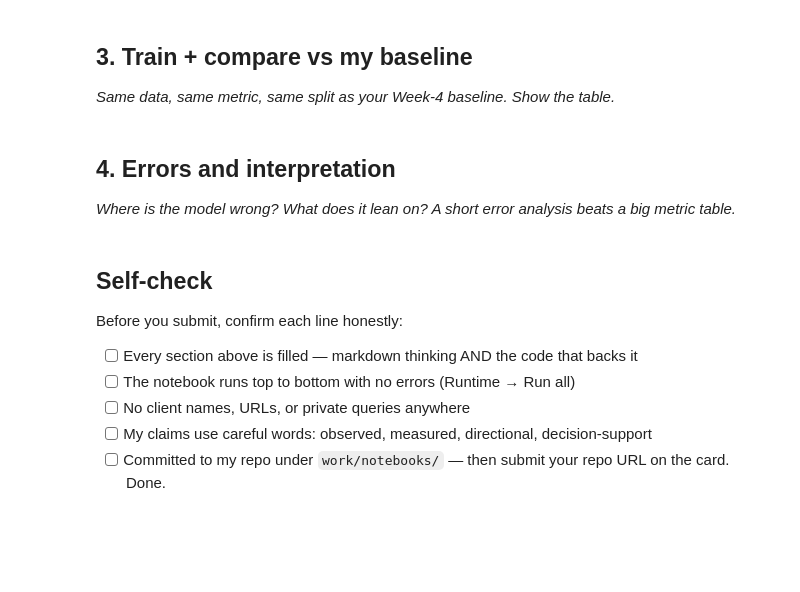
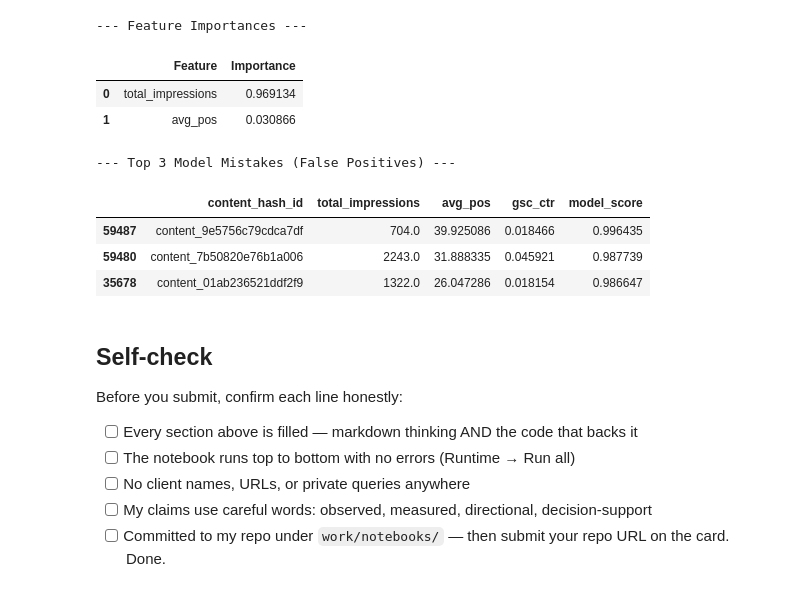
Before and after one commit to furkankumrudev/flyrank-ml-internship, a Jupyter notebook: work/notebooks/w05_model.ipynb, the cells around one changed output. Cells and saved outputs as stored; diff of their text form; code cells hidden in the pictures; blank space fills up the shorter version.

Commit message:
Colab kullanılarak oluşturuldu

```diff
--- a/work/notebooks/w05_model.ipynb
+++ b/work/notebooks/w05_model.ipynb
@@ -12,0 +9,17 @@ This skeleton is yours to fill. Work the sections **in order** — each one has
+# %%
+%pip -q install duckdb scikit-learn
+import os
+import duckdb
+import numpy as np
+import pandas as pd
+from google.colab import userdata
+
+# Setup DuckDB
+HF_TOKEN = userdata.get("HF_TOKEN")
+con = duckdb.connect()
+con.execute(f"CREATE OR REPLACE SECRET hf (TYPE huggingface, TOKEN '{HF_TOKEN}')")
+print("DuckDB connection ready.")
+
+# Define the data source
+REL = "hf://datasets/FlyRank/internship-warehouse"
+fact_daily = f"read_parquet('{REL}/fact_content_daily_performance/month=2026-03/*.parquet')"
@@ -13,3 +77,17 @@ This skeleton is yours to fill. Work the sections **in order** — each one has
 # %%
 # This cell is for CODE (numbers, a query, a check).
 # Write your text answer in the cell ABOVE this one — typing sentences here breaks Run All.
+
+from sklearn.model_selection import GroupShuffleSplit
+
+# Honest Grouped Split
+gss = GroupShuffleSplit(n_splits=1, test_size=0.3, random_state=42)
+train_idx, test_idx = next(gss.split(X, y, groups=df['client_hash_id']))
+
+df_train = df.iloc[train_idx].copy()
+df_test = df.iloc[test_idx].copy()
+
+X_train, y_train = df_train[features], df_train['target_underperforming']
+X_test, y_test = df_test[features], df_test['target_underperforming']
+
+print(f"Training items: {len(X_train)} | Test items: {len(X_test)}")
@@ -20,7 +160,27 @@ This skeleton is yours to fill. Work the sections **in order** — each one has
 # %%
 # This cell is for CODE (numbers, a query, a check).
 # Write your text answer in the cell ABOVE this one — typing sentences here breaks Run All.
+
+# 1. Feature Importances
+importances = pd.DataFrame({
+    'Feature': features,
+    'Importance': model.feature_importances_
+}).sort_values(by='Importance', ascending=False)
+print("--- Feature Importances ---")
+display(importances)
+
+# 2. Extracting Top Errors (False Positives)
+print("\n--- Top 3 Model Mistakes (False Positives) ---")
+# Sorted by highest model score, but actual target is 0
+mistakes = df_test[df_test['target_underperforming'] == 0].sort_values(by='model_score', ascending=False).head(3)
+display(mistakes[['content_hash_id', 'total_impressions', 'avg_pos', 'gsc_ctr', 'model_score']])
+# %% [output]
+--- Feature Importances ---
+|  | Feature | Importance |
+| 0 | total_impressions | 0.969134 |
+| 1 | avg_pos | 0.030866 |
+--- Top 3 Model Mistakes (False Positives) ---
+|  | content_hash_id | total_impressions | avg_pos | gsc_ctr | model_score |
+| 59487 | content_9e5756c79cdca7df | 704.0 | 39.925086 | 0.018466 | 0.996435 |
+| 59480 | content_7b50820e76b1a006 | 2243.0 | 31.888335 | 0.045921 | 0.987739 |
+| 35678 | content_01ab236521ddf2f9 | 1322.0 | 26.047286 | 0.018154 | 0.986647 |
-# %% [markdown]
-## 3. Train + compare vs my baseline
-
-*Same data, same metric, same split as your Week-4 baseline. Show the table.*
@@ -30,4 +186,0 @@ This skeleton is yours to fill. Work the sections **in order** — each one has
-# %% [markdown]
-## 4. Errors and interpretation
-
-*Where is the model wrong? What does it lean on? A short error analysis beats a big metric table.*
```
Also changed, not shown: parts of 12 cells of this notebook.
